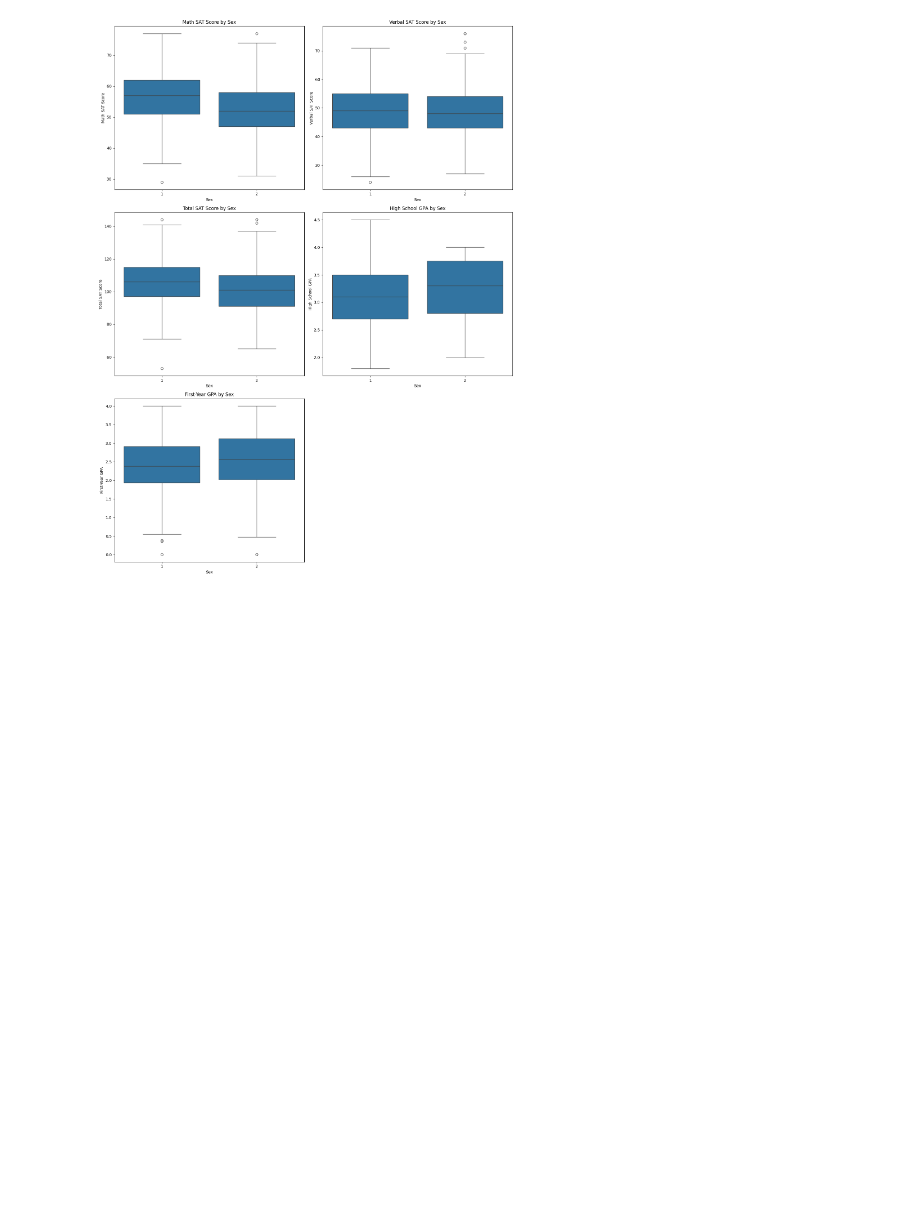
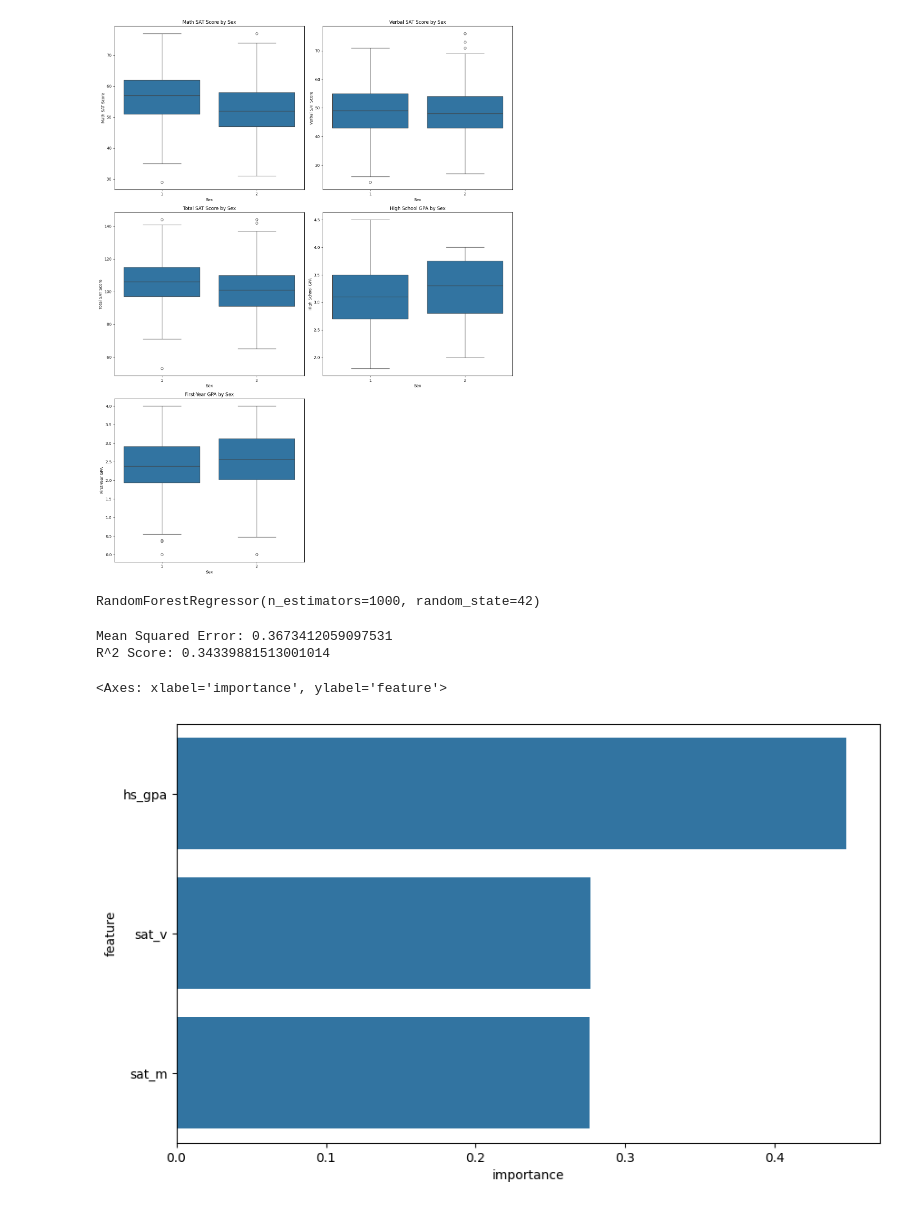
Before and after one commit to zusmoshijiku/eyp230I-grupo6, a Jupyter notebook: src/analisis.ipynb, the cells around one changed output. Drawn from its saved outputs; the diff is of its cells as text; code cells hidden in the pictures; blank space fills up the shorter version.

```diff
--- a/src/analisis.ipynb
+++ b/src/analisis.ipynb
@@ -90,3 +90,39 @@ plt.tight_layout()
 plt.show()
 # %% [output]
 [figure]
+# %%
+from sklearn.ensemble import RandomForestRegressor
+from sklearn.model_selection import train_test_split
+
+X = df[["sat_m", "sat_v", "hs_gpa"]]
+y = df["fy_gpa"]
+
+X_train, X_test, y_train, y_test = train_test_split(X, y, test_size=0.2, random_state=42)
+
+model = RandomForestRegressor(n_estimators=1000, random_state=42)
+model.fit(X_train, y_train)
+# %% [output]
+RandomForestRegressor(n_estimators=1000, random_state=42)
+# %%
+# Evaluar el modelo
+
+y_pred = model.predict(X_test)
+from sklearn.metrics import mean_squared_error, r2_score
+mse = mean_squared_error(y_test, y_pred)
+r2 = r2_score(y_test, y_pred)
+print("Mean Squared Error:", mse)
+print("R^2 Score:", r2)
+# %% [output]
+Mean Squared Error: 0.3673412059097531
+R^2 Score: 0.34339881513001014
+# %%
+# feature importance
+importances = model.feature_importances_
+feature_names = X.columns
+feature_importance_df = pd.DataFrame({"feature": feature_names, "importance": importances})
+feature_importance_df = feature_importance_df.sort_values(by="importance", ascending=False)
+plt.figure(figsize=(10, 6))
+sns.barplot(x="importance", y="feature", data=feature_importance_df)
+# %% [output]
+<Axes: xlabel='importance', ylabel='feature'>
+[figure, added]
```
Also changed, not shown: parts of 4 cells of this notebook, 1 other file.
